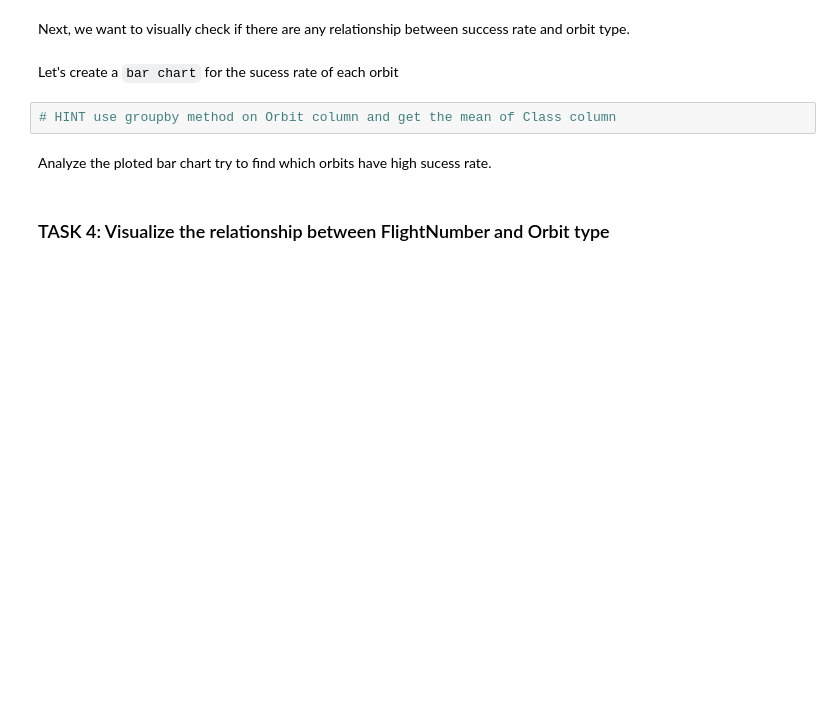
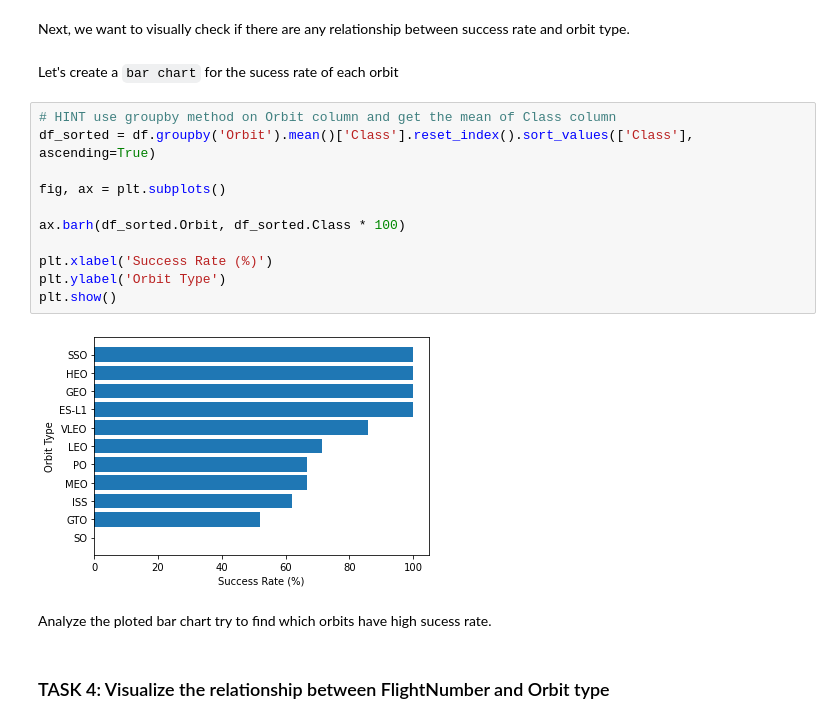
Before and after one commit to TuanCruise/ibmrepo, a Jupyter notebook: EDA with Visualization lab.ipynb, the cells around one changed output. Cells and saved outputs as stored; diff of their text form; blank space fills up the shorter version.

```diff
--- a/EDA with Visualization lab.ipynb
+++ b/EDA with Visualization lab.ipynb
@@ -112,6 +114,17 @@ Next, we want to visually check if there are any relationship between success ra
 Let's create a `bar chart` for the sucess rate of each orbit
 # %%
 # HINT use groupby method on Orbit column and get the mean of Class column
+df_sorted = df.groupby('Orbit').mean()['Class'].reset_index().sort_values(['Class'], ascending=True)
+
+fig, ax = plt.subplots()
+
+ax.barh(df_sorted.Orbit, df_sorted.Class * 100)
+
+plt.xlabel('Success Rate (%)')
+plt.ylabel('Orbit Type')
+plt.show()
+# %% [output]
+[figure, added]
 # %% [markdown]
 Analyze the ploted bar chart try to find which orbits have high sucess rate.
 # %% [markdown]
```
Also changed, not shown: parts of 6 cells of this notebook.
